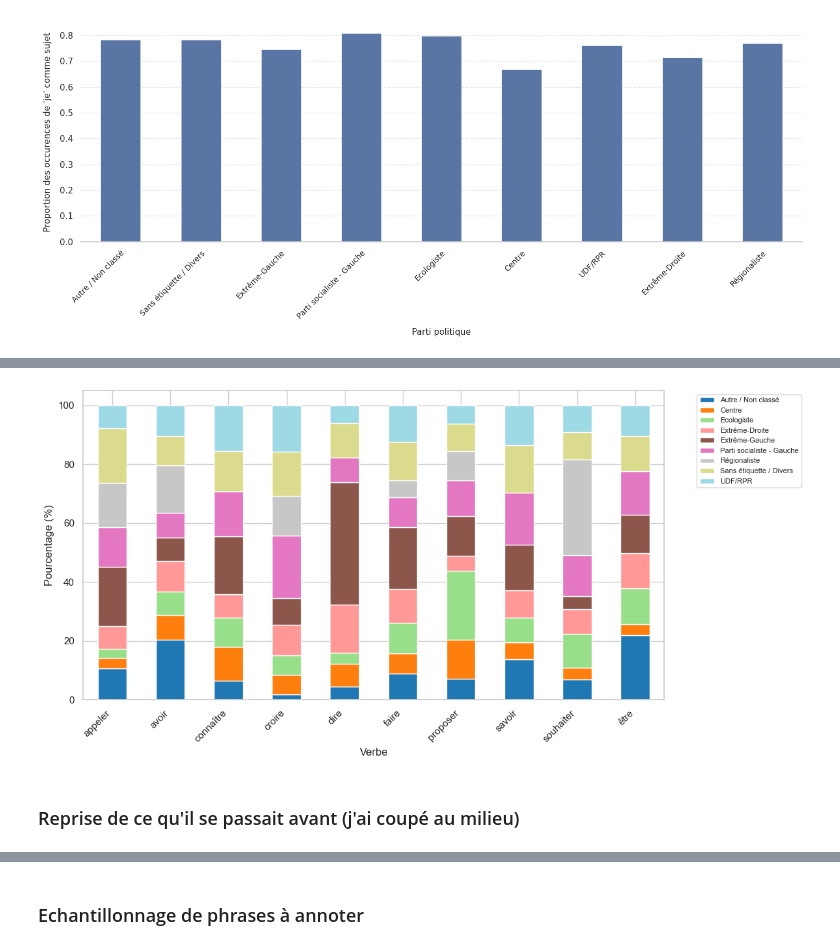
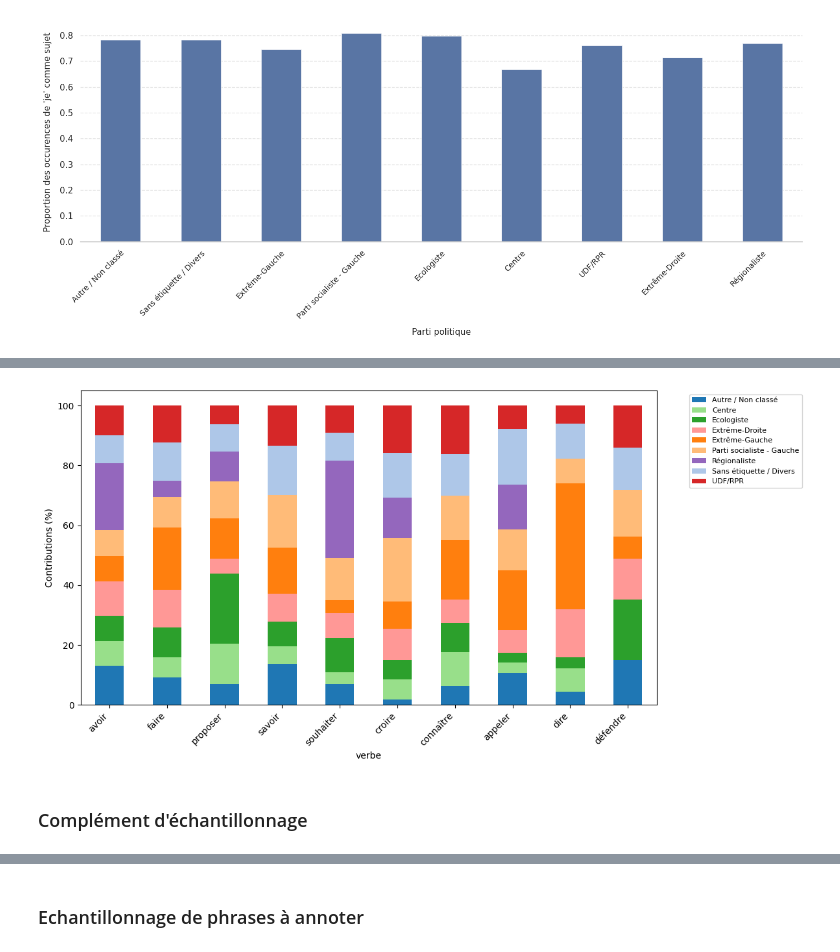
Before and after one commit to averniere/Projet-de-NLP, a Jupyter notebook: exploration.ipynb, the cells around one changed output, grey strips where cells are left out. Cells and saved outputs as stored; diff of their text form; code cells hidden in the pictures.

```diff
--- a/exploration.ipynb
+++ b/exploration.ipynb
@@ -898,7 +900,7 @@ plt.show()
 # %% [markdown]
 ### Etude du pronom 'je'
 # %%
-VERBES_MODALITE = {"pouvoir", "devoir", "falloir", "vouloir"}
+VERBES_MODALITE = {"pouvoir", "devoir", "falloir", "vouloir", "avoir", "être"}
 
 def get_verbe_principal(token):
     """
@@ -1182,18 +1163,19 @@ plt.show()
 # %%
 df_pivot = stats2_10.pivot_table(index='verbe', columns='parti_politique', values='part_pond', aggfunc='sum').fillna(0)
-
+df_pivot = df_pivot.reindex(TOP10)
 # Tracé
 fig, ax = plt.subplots(figsize=(12, 6))
-df_pivot.plot(kind='bar', stacked=True, ax=ax, colormap='tab20')
+df_pivot.plot(kind='bar', stacked=True, ax=ax, color=[palette[p] for p in df_pivot.columns])
 
-ax.set_xlabel('Verbe')
-ax.set_ylabel('Pourcentage (%)')
+ax.set_ylabel('Contributions (%)')
 ax.legend(bbox_to_anchor=(1.05, 1), loc='upper left', fontsize=8)
 plt.xticks(rotation=45, ha='right')
 plt.tight_layout()
 plt.show()
 # %% [output]
-[figure, old version]
+[figure, new version]
+# %% [markdown]
+### Complément d'échantillonnage
 # %%
 # Fréquence de chaque verbe
 freq = df_je["verbe"].value_counts()
@@ -1223,5 +1205,3 @@ for entry in echantillon.to_dict("records"):
         })
 
 pd.DataFrame(rows).to_csv("annotation_tokens_complémentaire.csv", index=False, encoding="utf-8-sig")
-# %% [markdown]
-### Reprise de ce qu'il se passait avant (j'ai coupé au milieu)
```
Also changed, not shown: parts of 11 cells of this notebook, 2 other files.
